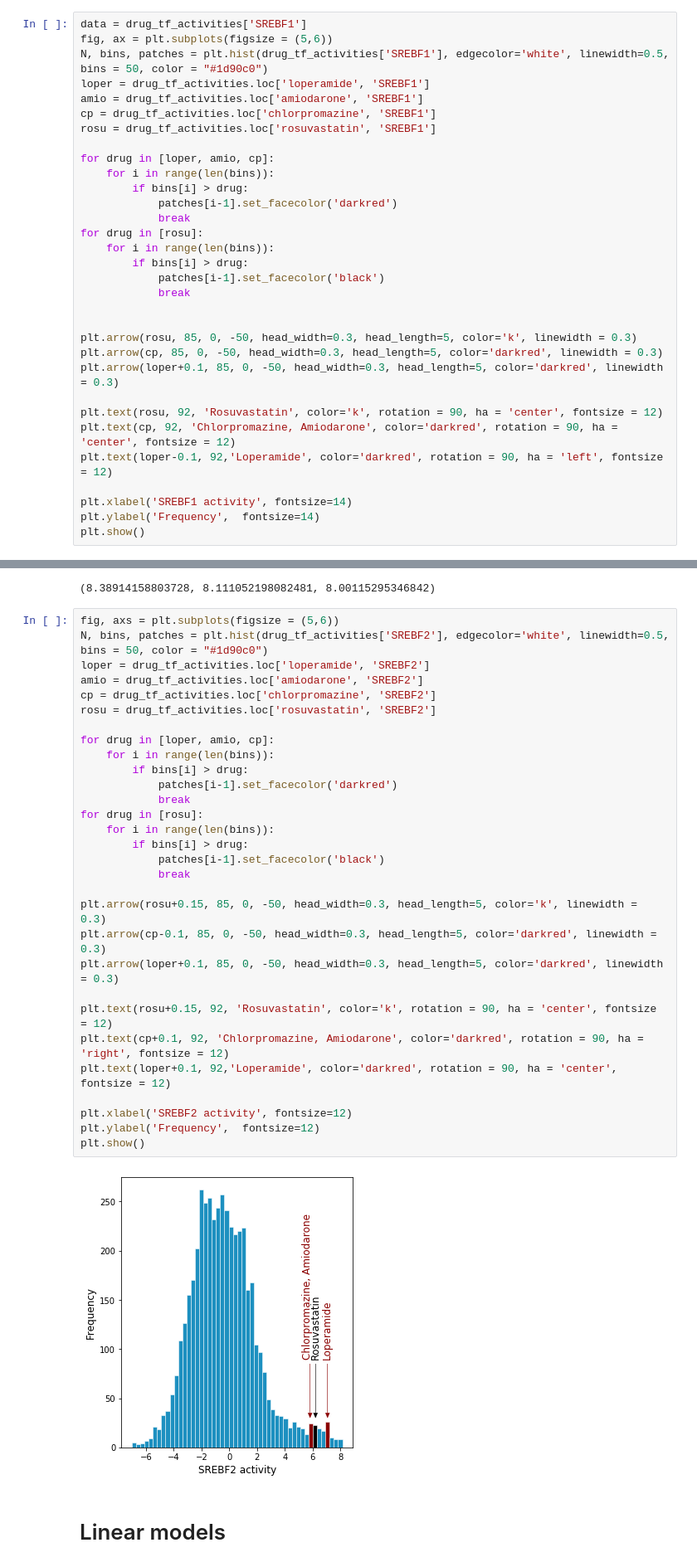
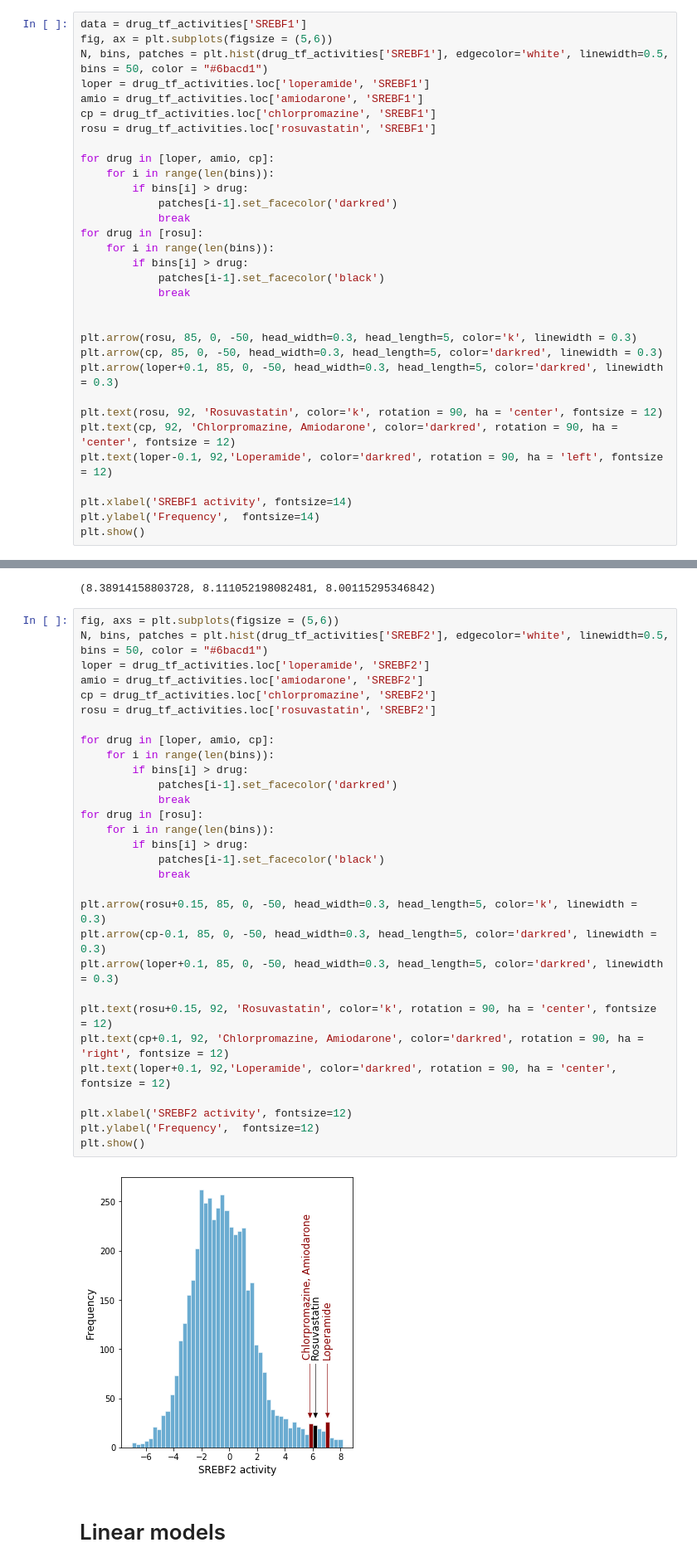
Before and after one commit to comp-sys-pharm/SARS-CoV-2-cholesterol, a Jupyter notebook: notebooks/5_Effect_of_SREBF_activating_drugs.ipynb, the cells around one changed output, grey strips where cells are left out. Shown at 83% size. Cells and saved outputs as stored; diff of their text form.

```diff
--- a/notebooks/5_Effect_of_SREBF_activating_drugs.ipynb
+++ b/notebooks/5_Effect_of_SREBF_activating_drugs.ipynb
@@ -12,7 +13,7 @@ drug_tf_activities = pd.read_csv('../results/drug_signatures/signatures_bing_gen
 # %%
 data = drug_tf_activities['SREBF1']
 fig, ax = plt.subplots(figsize = (5,6))
-N, bins, patches = plt.hist(drug_tf_activities['SREBF1'], edgecolor='white', linewidth=0.5, bins = 50, color = "#1d90c0")
+N, bins, patches = plt.hist(drug_tf_activities['SREBF1'], edgecolor='white', linewidth=0.5, bins = 50, color = "#6bacd1")
 loper = drug_tf_activities.loc['loperamide', 'SREBF1']
 amio = drug_tf_activities.loc['amiodarone', 'SREBF1']
 cp = drug_tf_activities.loc['chlorpromazine', 'SREBF1']
@@ -49,35 +50,35 @@ loper, amio, cp
 (8.38914158803728, 8.111052198082481, 8.00115295346842)
 # %%
 fig, axs = plt.subplots(figsize = (5,6))
-N, bins, patches = plt.hist(drug_tf_activities['SREBF2'], edgecolor='white', linewidth=0.5, bins = 50, color = "#1d90c0")
+N, bins, patches = plt.hist(drug_tf_activities['SREBF2'], edgecolor='white', linewidth=0.5, bins = 50, color = "#6bacd1")
 loper = drug_tf_activities.loc['loperamide', 'SREBF2']
 amio = drug_tf_activities.loc['amiodarone', 'SREBF2']
 cp = drug_tf_activities.loc['chlorpromazine', 'SREBF2']
 rosu = drug_tf_activities.loc['rosuvastatin', 'SREBF2']
 
 for drug in [loper, amio, cp]:
     for i in range(len(bins)):
         if bins[i] > drug:
             patches[i-1].set_facecolor('darkred')
             break
 for drug in [rosu]:
     for i in range(len(bins)):
         if bins[i] > drug:
             patches[i-1].set_facecolor('black')
             break
 
 plt.arrow(rosu+0.15, 85, 0, -50, head_width=0.3, head_length=5, color='k', linewidth = 0.3)
 plt.arrow(cp-0.1, 85, 0, -50, head_width=0.3, head_length=5, color='darkred', linewidth = 0.3)
 plt.arrow(loper+0.1, 85, 0, -50, head_width=0.3, head_length=5, color='darkred', linewidth = 0.3)
 
 plt.text(rosu+0.15, 92, 'Rosuvastatin', color='k', rotation = 90, ha = 'center', fontsize = 12)
 plt.text(cp+0.1, 92, 'Chlorpromazine, Amiodarone', color='darkred', rotation = 90, ha = 'right', fontsize = 12)
 plt.text(loper+0.1, 92,'Loperamide', color='darkred', rotation = 90, ha = 'center', fontsize = 12)
 
 plt.xlabel('SREBF2 activity', fontsize=12)
 plt.ylabel('Frequency',  fontsize=12)
 plt.show()
 # %% [output]
-[figure, old version]
+[figure, new version]
 # %% [markdown]
 # Linear models
```
Also changed, not shown: parts of 37 cells of this notebook, 3 other files.
